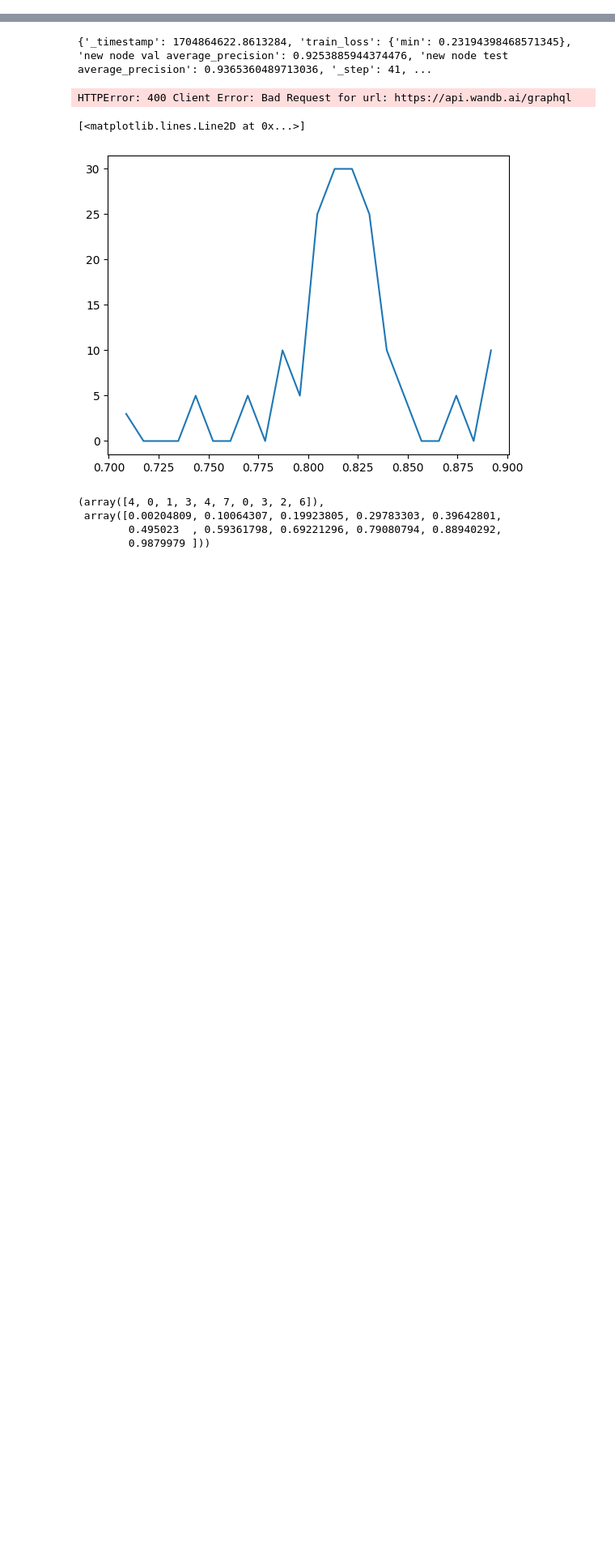
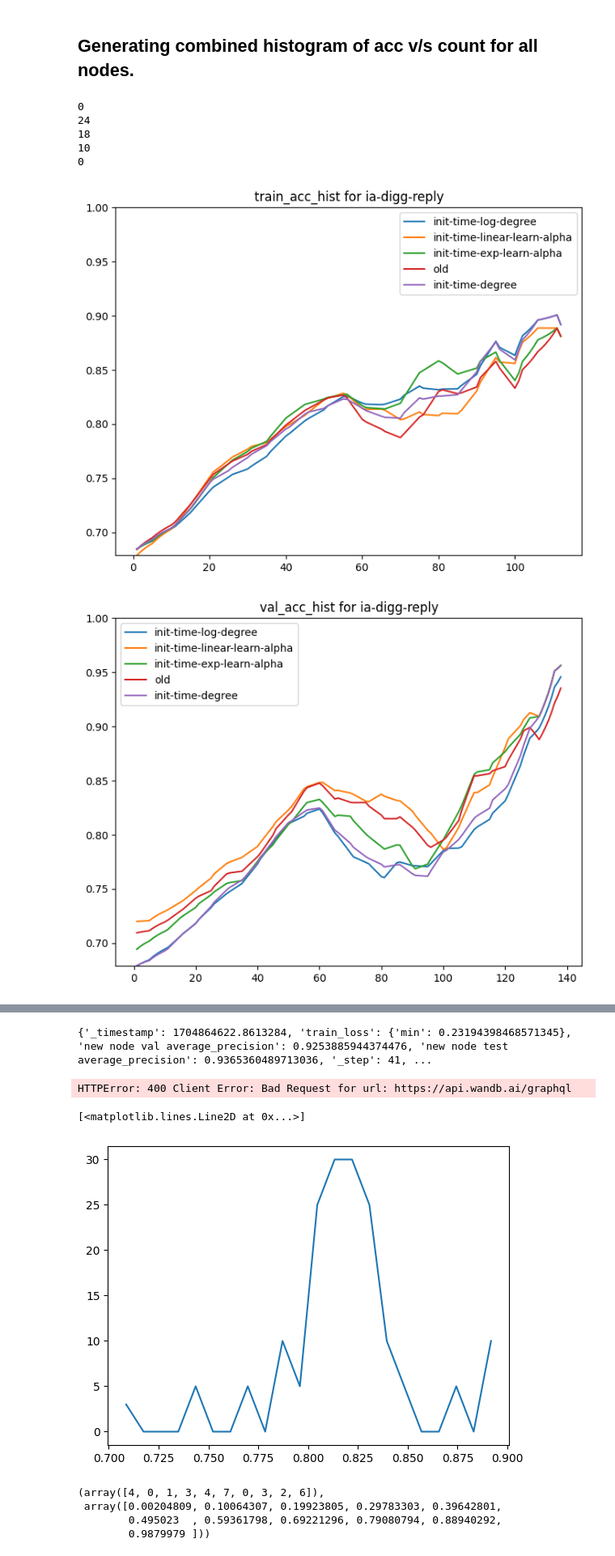
Before and after one commit to webster-781/DyGLib, a Jupyter notebook: scripts/result_processing.ipynb, the cells around one changed output, grey strips where cells are left out. Shown: that part at 81% size. Cells and saved outputs as stored; diff of their text form; code cells hidden in the pictures; blank space fills up the shorter version.

```diff
--- a/scripts/result_processing.ipynb
+++ b/scripts/result_processing.ipynb
@@ -63,5 +71,0 @@ runs = api.runs("fb-graph-proj/fb-graph-proj-dyglib", )
-# %%
-run = runs[0]
-val_key = 'val average_precision'
-hist = run.history(samples = 200, keys = [val_key])[val_key]
-best_epoch_num_test = np.argmax(hist[9::10])
@@ -82,3 +104,5 @@ def get_average_over_last_five_epochs(run_id):
   print(run.config["dataset"])
   pprint.pprint(avg_metric)
   # return avg_metric
+# %% [markdown]
+## Generating combined histogram of acc v/s count for all nodes.
@@ -84,0 +122,44 @@ def get_average_over_last_five_epochs(run_id):
+# %%
+from matplotlib import pyplot as plt
+from scipy.interpolate import make_interp_spline, BSpline
+import torch
+
+def generate_combine_hists(data_name):
+  api = wandb.Api()
+  runs = api.runs("fb-graph-proj/fb-graph-proj-dyglib")
+  filt_runs = [run for run in runs if run.config['dataset'] == data_name][:5]
+  # print(len(filt_runs), [run.id for run in filt_runs])
+  for run in filt_runs:
+    update_run(run)
+  for hist_name in ['train_acc_hist', 'val_acc_hist', 'new node val_acc_hist', 'test_acc_hist', 'new node test_acc_hist']:
+    plt.figure(figsize= (8, 6))
+    plt.title(f"{hist_name} for {filt_runs[0].config['dataset']}")
+    val_arr = []
+    for run in filt_runs:
+      hist = run.summary[hist_name]
+      vals, bins = hist['values'], hist['bins']
+      vals = [float(val) for val in vals]
+      vals = smooth(torch.tensor(vals))
+      val_arr.append(vals)
+      # spl = make_interp_spline(bins[1:], vals, k=15)
+      # x_new = np.linspace(bins[1], bins[-1], 200)
+      # y_smooth = spl(x_new)
+      # plt.plot(x_new, y_smooth)
+      plt.plot(bins[1:], vals)
+    plt.ylim([np.nanmin([np.nanmin(vals) for vals in val_arr]), 1])
+    # plt.stackplot(bins[1:], val_arr[0], val_arr[1], step='post', labels=["-".join(run.name.split("-")[5:]) for run in filt_runs])
+    # plt.hist(val_arr, bins = bins, stacked=True, color = ['red', 'orange', 'green', 'blue', 'grey'], label=["-".join(run.name.split("-")[5:]) for run in filt_runs])
+    plt.legend(labels=["-".join(run.name.split("-")[len(data_name.split("-")) + 1:]) for run in filt_runs])
+    plt.show()
+    plt.close()
+# %%
+data_name = 'ia-digg-reply'
+generate_combine_hists(data_name)
+# %% [output]
+0
+24
+18
+10
+0
+[figure, added]
+[figure, added]
```
Also changed, not shown: parts of 4 cells of this notebook, 5 other files.
